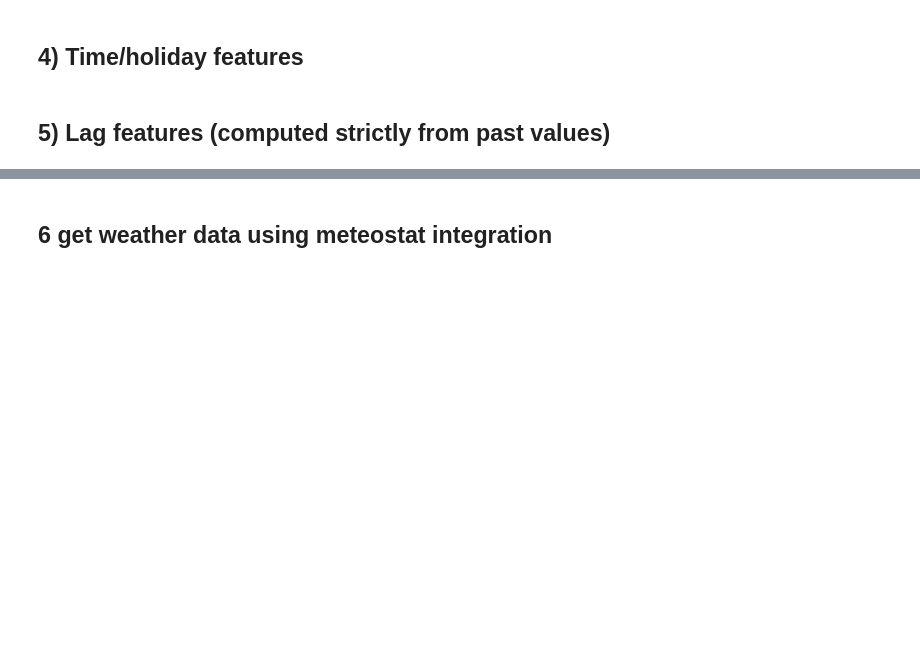
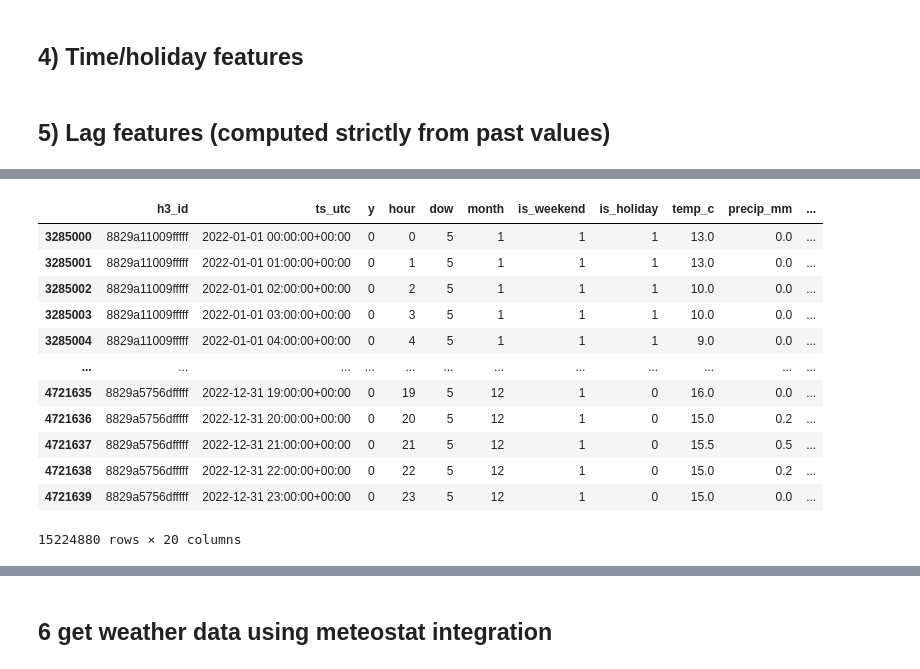
Before and after one commit to cavities12/ac215_project, a Jupyter notebook: notebook/01_explore_us_accidents.ipynb, the cells around one changed output, grey strips where cells are left out. Drawn from its saved outputs; the diff is of its cells as text; code cells hidden in the pictures; blank space fills up the shorter version.

```diff
--- a/notebook/01_explore_us_accidents.ipynb
+++ b/notebook/01_explore_us_accidents.ipynb
@@ -281,0 +677,32 @@ panel = panel.groupby("h3_id", group_keys=False).apply(compute_lags)
+# %%
+panel = panel.sort_values(["h3_id","ts_utc"])
+g   = panel.groupby("h3_id", group_keys=False)
+y   = g["y"]
+cum = y.cumsum().shift(1).fillna(0)
+
+def past_sum(s, e):
+    return (cum.shift(s) - cum.shift(e)).fillna(0)
+
+panel["lag_1h"]     = past_sum(1, 1)
+panel["lag_2_3h"]   = past_sum(3, 2)
+panel["lag_4_24h"]  = past_sum(24, 4)
+panel["lag_1_7d"]   = past_sum(168, 24)
+panel["lag_8_30d"]  = past_sum(720, 168)
+
+panel["hour"] = panel["ts_utc"].dt.hour.astype("int16")
+panel["dow"]  = panel["ts_utc"].dt.dayofweek.astype("int16")
+panel
+# %% [output]
+|  | h3_id | ts_utc | y | hour | dow | month | is_weekend | is_holiday | temp_c | precip_mm | ... |
+| 3285000 | 8829a11009fffff | 2022-01-01 00:00:00+00:00 | 0 | 0 | 5 | 1 | 1 | 1 | 13.0 | 0.0 | ... |
+| 3285001 | 8829a11009fffff | 2022-01-01 01:00:00+00:00 | 0 | 1 | 5 | 1 | 1 | 1 | 13.0 | 0.0 | ... |
+| 3285002 | 8829a11009fffff | 2022-01-01 02:00:00+00:00 | 0 | 2 | 5 | 1 | 1 | 1 | 10.0 | 0.0 | ... |
+| 3285003 | 8829a11009fffff | 2022-01-01 03:00:00+00:00 | 0 | 3 | 5 | 1 | 1 | 1 | 10.0 | 0.0 | ... |
+| 3285004 | 8829a11009fffff | 2022-01-01 04:00:00+00:00 | 0 | 4 | 5 | 1 | 1 | 1 | 9.0 | 0.0 | ... |
+| ... | ... | ... | ... | ... | ... | ... | ... | ... | ... | ... | ... |
+| 4721635 | 8829a5756dfffff | 2022-12-31 19:00:00+00:00 | 0 | 19 | 5 | 12 | 1 | 0 | 16.0 | 0.0 | ... |
+| 4721636 | 8829a5756dfffff | 2022-12-31 20:00:00+00:00 | 0 | 20 | 5 | 12 | 1 | 0 | 15.0 | 0.2 | ... |
+| 4721637 | 8829a5756dfffff | 2022-12-31 21:00:00+00:00 | 0 | 21 | 5 | 12 | 1 | 0 | 15.5 | 0.5 | ... |
+| 4721638 | 8829a5756dfffff | 2022-12-31 22:00:00+00:00 | 0 | 22 | 5 | 12 | 1 | 0 | 15.0 | 0.2 | ... |
+| 4721639 | 8829a5756dfffff | 2022-12-31 23:00:00+00:00 | 0 | 23 | 5 | 12 | 1 | 0 | 15.0 | 0.0 | ... |
+15224880 rows × 20 columns
```
Also changed, not shown: parts of 24 cells of this notebook.
